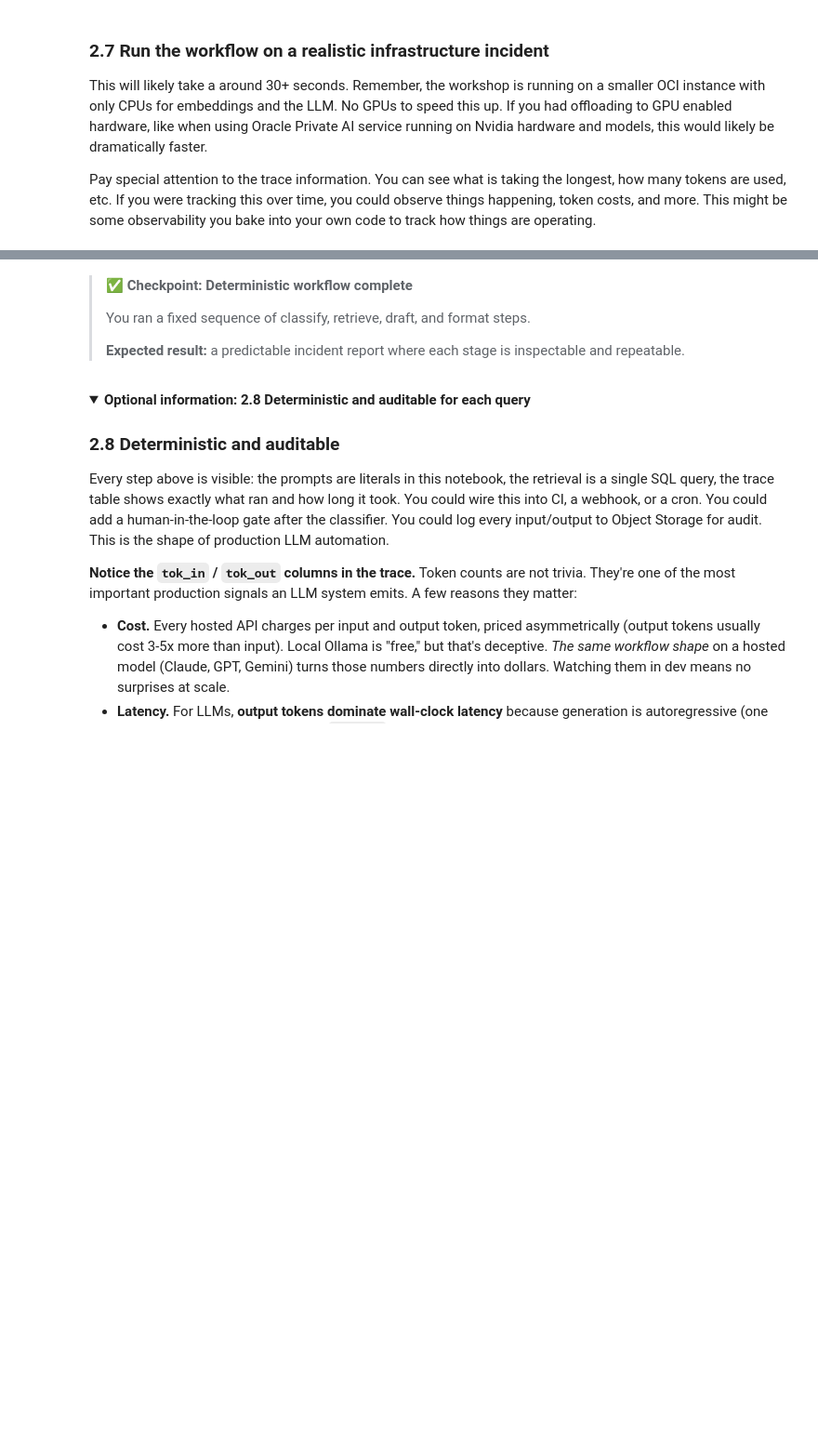
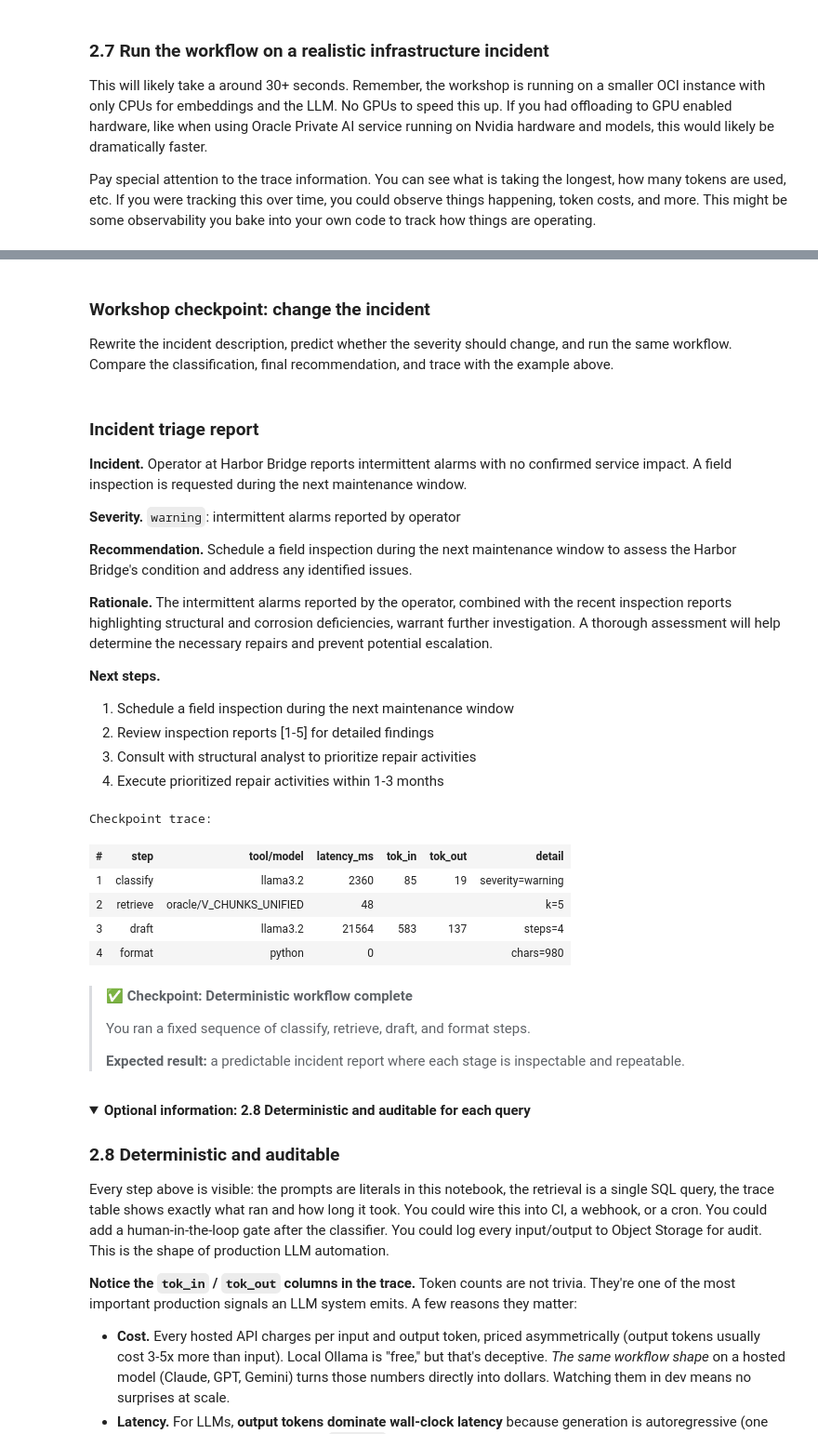
Before and after one commit to NoSQLKnowHow/LiveLabs-Image-Dev, a Jupyter notebook: ingestion/jl_notebooks/rag_to_agents/rag_to_agents_lab.ipynb, the cells around one changed output, grey strips where cells are left out. Shown at 93% size. Saved outputs shown, nothing was run; the diff lists cells and outputs as text; code cells hidden in the pictures; folded sections open; blank space fills up the shorter version.

```diff
--- a/ingestion/jl_notebooks/rag_to_agents/rag_to_agents_lab.ipynb
+++ b/ingestion/jl_notebooks/rag_to_agents/rag_to_agents_lab.ipynb
@@ -1099,9 +1389,51 @@ ok("Done!")
-# %% [markdown]
-> ✅ **Checkpoint: Deterministic workflow complete**
->
-> You ran a fixed sequence of classify, retrieve, draft, and format steps.
->
-> **Expected result:** a predictable incident report where each stage is inspectable and repeatable.
+# %% [markdown]
+### Workshop checkpoint: change the incident
+
+Rewrite the incident description, predict whether the severity should change, and run the same workflow. Compare the classification, final recommendation, and trace with the example above.
+# %%
+# Make the incident less or more urgent, then compare the workflow output.
+CHECKPOINT_INCIDENT = (
+    f"Operator at {DEMO_ASSET} reports intermittent alarms with no confirmed service impact. "
+    "A field inspection is requested during the next maintenance window."
+)
+CHECKPOINT_WORKFLOW_TOP_K = 5
+
+checkpoint_report, checkpoint_trace = run_workflow(
+    CHECKPOINT_INCIDENT,
+    asset=DEMO_ASSET,
+    k=CHECKPOINT_WORKFLOW_TOP_K,
+)
+display(Markdown(checkpoint_report))
+print("\nCheckpoint trace:")
+show_trace(checkpoint_trace)
+# %% [output]
+### Incident triage report
+
+**Incident.** Operator at Harbor Bridge reports intermittent alarms with no confirmed service impact. A field inspection is requested during the next maintenance window.
+
+**Severity.** `warning`: intermittent alarms reported by operator
+
+**Recommendation.** Schedule a field inspection during the next maintenance window to assess the Harbor Bridge's condition and address any identified issues.
+
+**Rationale.** The intermittent alarms reported by the operator, combined with the recent inspection reports highlighting structural and corrosion deficiencies, warrant further investigation. A thorough assessment will help determine the necessary repairs and prevent potential escalation.
+
+**Next steps.**
+1. Schedule a field inspection during the next maintenance window
+2. Review inspection reports [1-5] for detailed findings
+3. Consult with structural analyst to prioritize repair activities
+4. Execute prioritized repair activities within 1-3 months
+Checkpoint trace:
+| # | step | tool/model | latency_ms | tok_in | tok_out | detail |
+| 1 | classify | llama3.2 | 2360 | 85 | 19 | severity=warning |
+| 2 | retrieve | oracle/V_CHUNKS_UNIFIED | 48 |  |  | k=5 |
+| 3 | draft | llama3.2 | 21564 | 583 | 137 | steps=4 |
+| 4 | format | python | 0 |  |  | chars=980 |
+# %% [markdown]
+> ✅ **Checkpoint: Deterministic workflow complete**
+>
+> You ran a fixed sequence of classify, retrieve, draft, and format steps.
+>
+> **Expected result:** a predictable incident report where each stage is inspectable and repeatable.
 # %% [markdown]
 <details>
 <summary><strong>Optional information: 2.8 Deterministic and auditable for each query</strong></summary>
```
Also changed, not shown: parts of 41 cells of this notebook.
